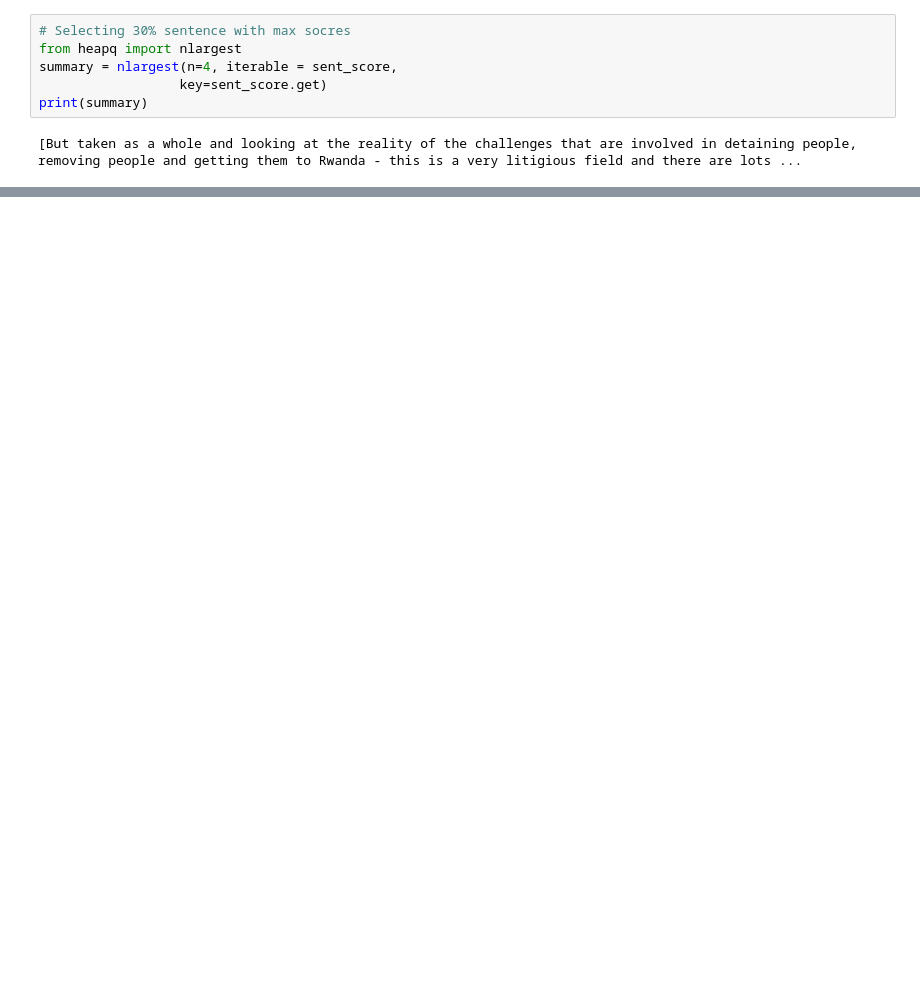
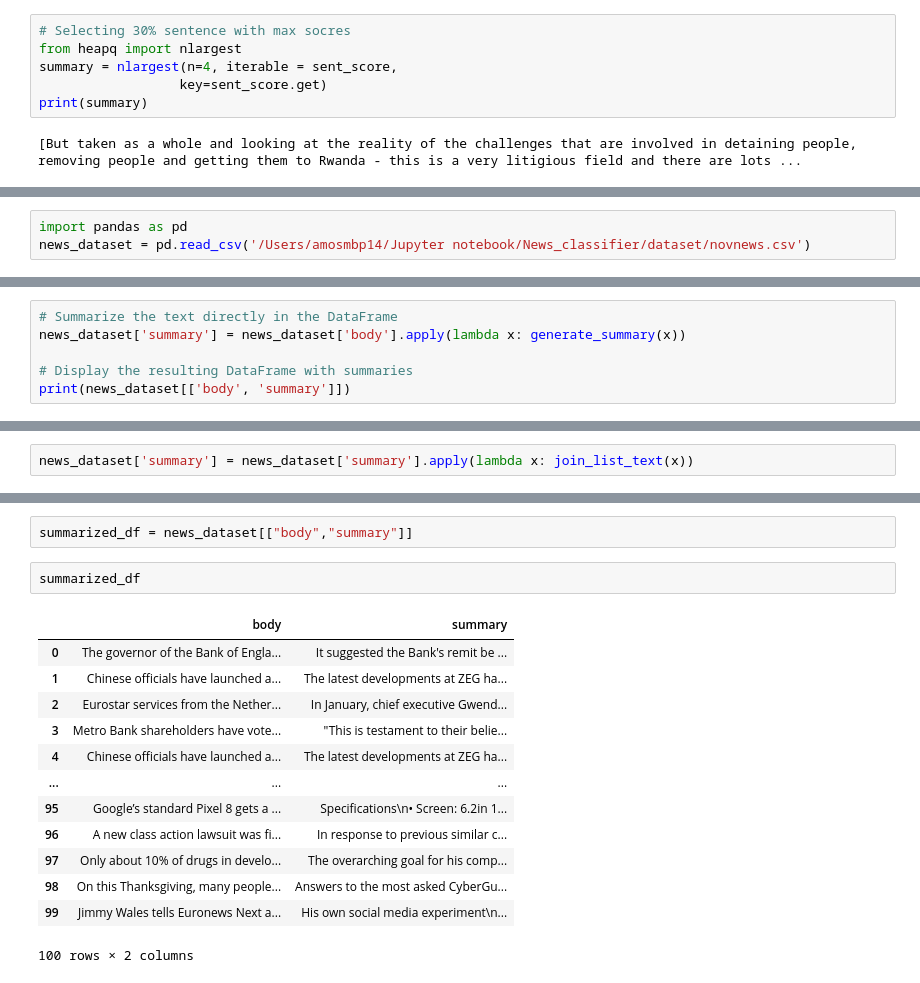
Before and after one commit to Amosw93/News_classifier, a Jupyter notebook: SPACY.ipynb, the cells around one changed output, grey strips where cells are left out. Drawn from its saved outputs; the diff is of its cells as text; blank space fills up the shorter version.

```diff
--- a/SPACY.ipynb
+++ b/SPACY.ipynb
@@ -146,0 +261,3 @@ print(summary)
+# %%
+import pandas as pd
+news_dataset = pd.read_csv('/Users/amosmbp14/Jupyter notebook/News_classifier/dataset/novnews.csv')
@@ -146,0 +289,6 @@ print(summary)
+# %%
+# Summarize the text directly in the DataFrame
+news_dataset['summary'] = news_dataset['body'].apply(lambda x: generate_summary(x))
+
+# Display the resulting DataFrame with summaries
+print(news_dataset[['body', 'summary']])
@@ -146,0 +313,2 @@ print(summary)
+# %%
+news_dataset['summary'] = news_dataset['summary'].apply(lambda x: join_list_text(x))
@@ -146,0 +330,18 @@ print(summary)
+# %%
+summarized_df = news_dataset[["body","summary"]]
+# %%
+summarized_df
+# %% [output]
+|  | body | summary |
+| 0 | The governor of the Bank of Engla... | It suggested the Bank's remit be ... |
+| 1 | Chinese officials have launched a... | The latest developments at ZEG ha... |
+| 2 | Eurostar services from the Nether... | In January, chief executive Gwend... |
+| 3 | Metro Bank shareholders have vote... | "This is testament to their belie... |
+| 4 | Chinese officials have launched a... | The latest developments at ZEG ha... |
+| ... | ... | ... |
+| 95 | Google’s standard Pixel 8 gets a ... | Specifications\n• Screen: 6.2in 1... |
+| 96 | A new class action lawsuit was fi... | In response to previous similar c... |
+| 97 | Only about 10% of drugs in develo... | The overarching goal for his comp... |
+| 98 | On this Thanksgiving, many people... | Answers to the most asked CyberGu... |
+| 99 | Jimmy Wales tells Euronews Next a... | His own social media experiment\n... |
+100 rows × 2 columns
```
Also changed, not shown: parts of 36 cells of this notebook, 4 other files.
